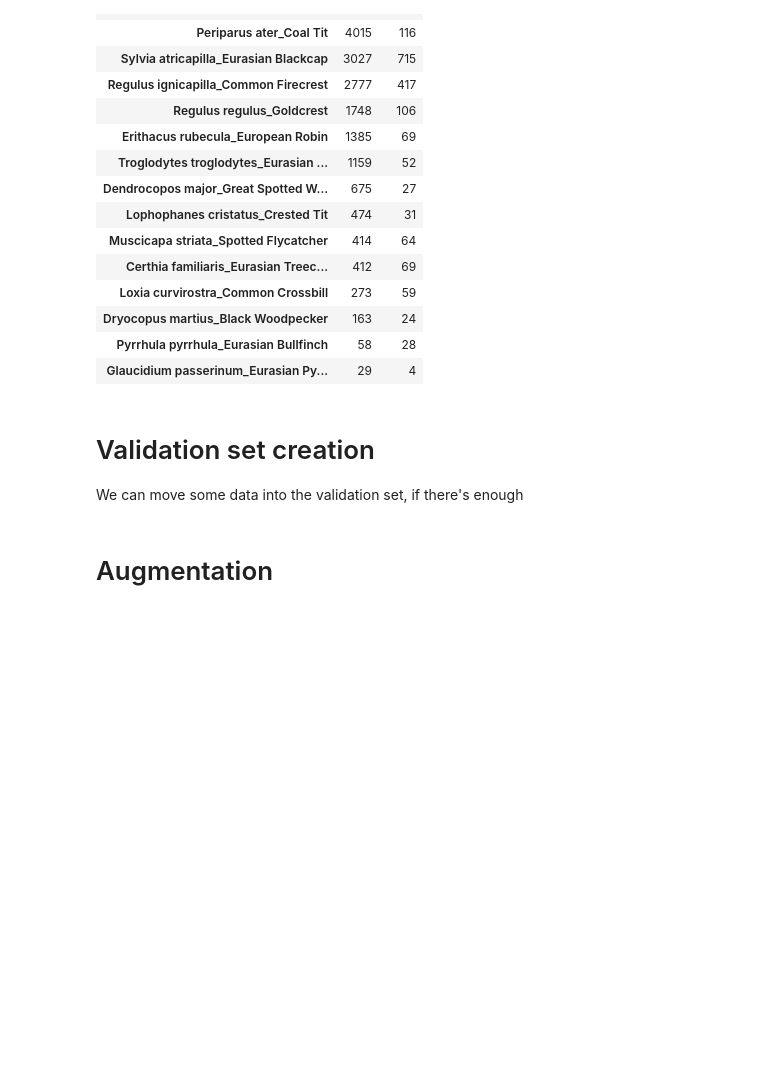
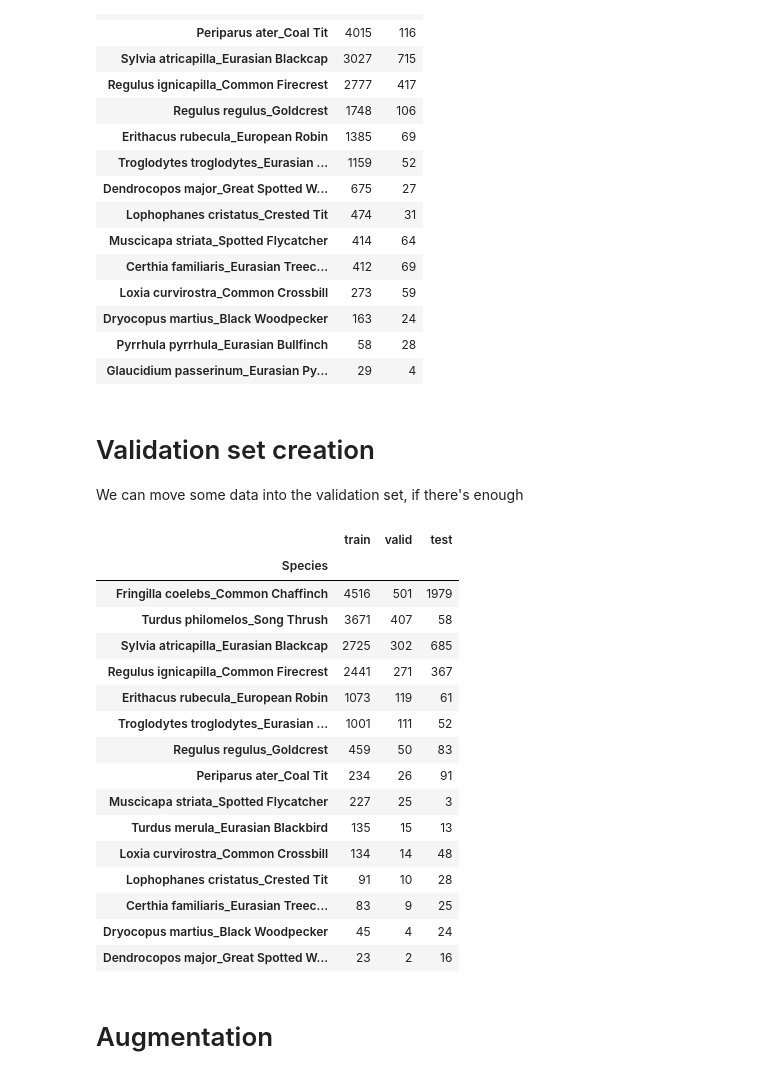
Before and after one commit to giacomoschiavo/finetuning-BirdNET, a Jupyter notebook: 2_data_preprocessing.ipynb, the cells around one changed output. Drawn from its saved outputs; the diff is of its cells as text; code cells hidden in the pictures; blank space fills up the shorter version.

```diff
--- a/2_data_preprocessing.ipynb
+++ b/2_data_preprocessing.ipynb
@@ -277,6 +277,26 @@ def print_dataset_count_table():
     dataset_species_count_df = pd.DataFrame.from_dict(dataset_count, orient='index')
     dataset_species_count_df.index.name = 'Species'
     return dataset_species_count_df.sort_values(by="train", ascending=False)
+# %%
+print_dataset_count_table()
+# %% [output]
+|  | train | valid | test |
+| Species |  |  |  |
+| Fringilla coelebs_Common Chaffinch | 4516 | 501 | 1979 |
+| Turdus philomelos_Song Thrush | 3671 | 407 | 58 |
+| Sylvia atricapilla_Eurasian Blackcap | 2725 | 302 | 685 |
+| Regulus ignicapilla_Common Firecrest | 2441 | 271 | 367 |
+| Erithacus rubecula_European Robin | 1073 | 119 | 61 |
+| Troglodytes troglodytes_Eurasian ... | 1001 | 111 | 52 |
+| Regulus regulus_Goldcrest | 459 | 50 | 83 |
+| Periparus ater_Coal Tit | 234 | 26 | 91 |
+| Muscicapa striata_Spotted Flycatcher | 227 | 25 | 3 |
+| Turdus merula_Eurasian Blackbird | 135 | 15 | 13 |
+| Loxia curvirostra_Common Crossbill | 134 | 14 | 48 |
+| Lophophanes cristatus_Crested Tit | 91 | 10 | 28 |
+| Certhia familiaris_Eurasian Treec... | 83 | 9 | 25 |
+| Dryocopus martius_Black Woodpecker | 45 | 4 | 24 |
+| Dendrocopos major_Great Spotted W... | 23 | 2 | 16 |
 # %% [markdown]
 # Augmentation
 # %%
```
Also changed, not shown: parts of 8 cells of this notebook, 12 other files.
